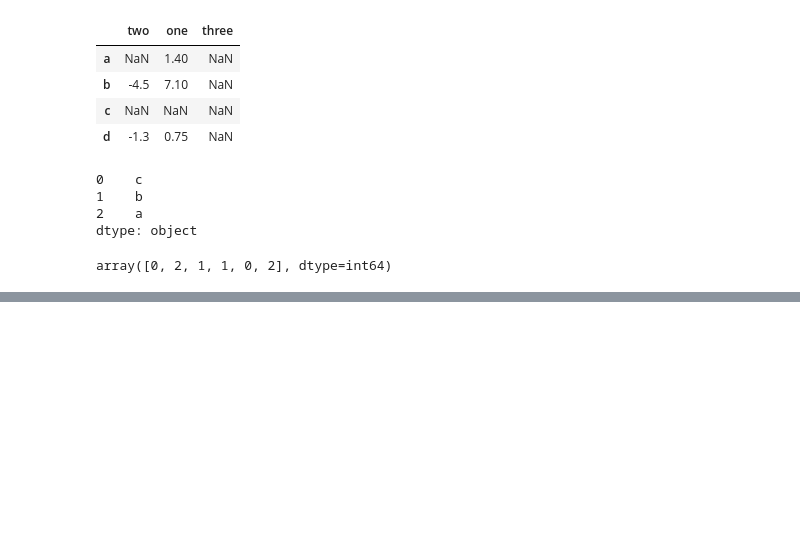
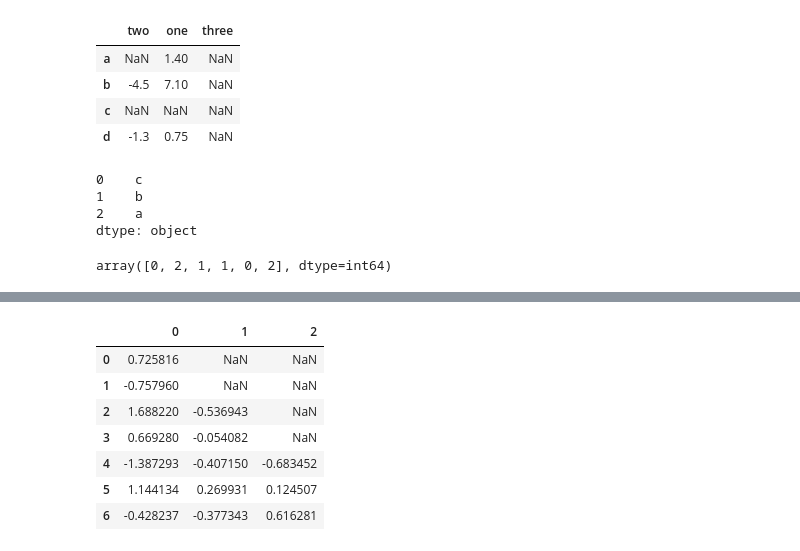
Before and after one commit to ercsssn/data-analysis-notes, a Jupyter notebook: pfda.ipynb, the cells around one changed output, grey strips where cells are left out. Cells and saved outputs as stored; diff of their text form; code cells hidden in the pictures; blank space fills up the shorter version.

```diff
--- a/pfda.ipynb
+++ b/pfda.ipynb
@@ -333,0 +478,14 @@ array([0, 2, 1, 1, 0, 2], dtype=int64)
+# %%
+df.iloc[:2,1] = np.nan
+df.iloc[:4,2] = np.nan
+
+df
+# %% [output]
+|  | 0 | 1 | 2 |
+| 0 | 0.725816 | NaN | NaN |
+| 1 | -0.757960 | NaN | NaN |
+| 2 | 1.688220 | -0.536943 | NaN |
+| 3 | 0.669280 | -0.054082 | NaN |
+| 4 | -1.387293 | -0.407150 | -0.683452 |
+| 5 | 1.144134 | 0.269931 | 0.124507 |
+| 6 | -0.428237 | -0.377343 | 0.616281 |
```
Also changed, not shown: parts of 20 cells of this notebook, 5 other files.
